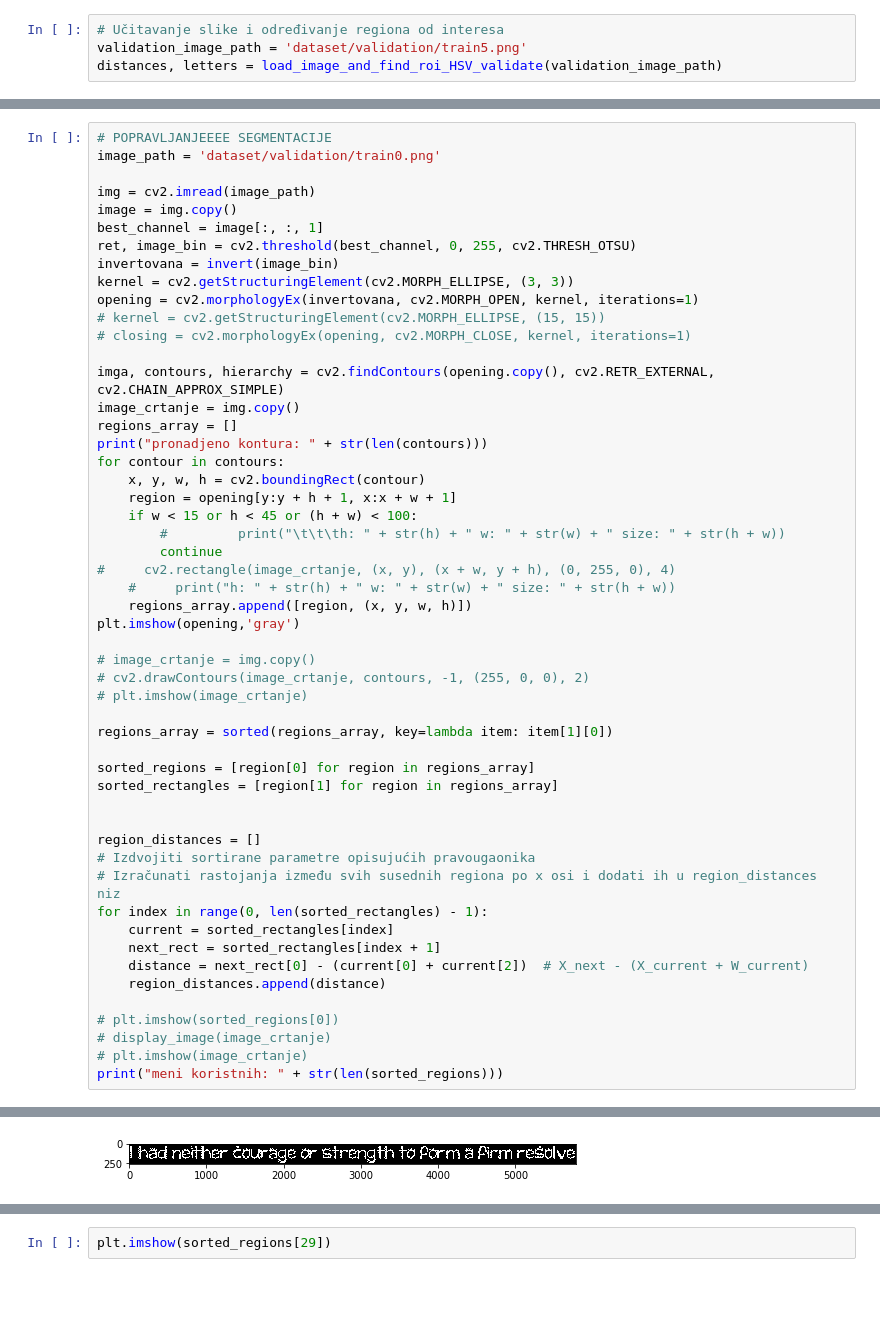
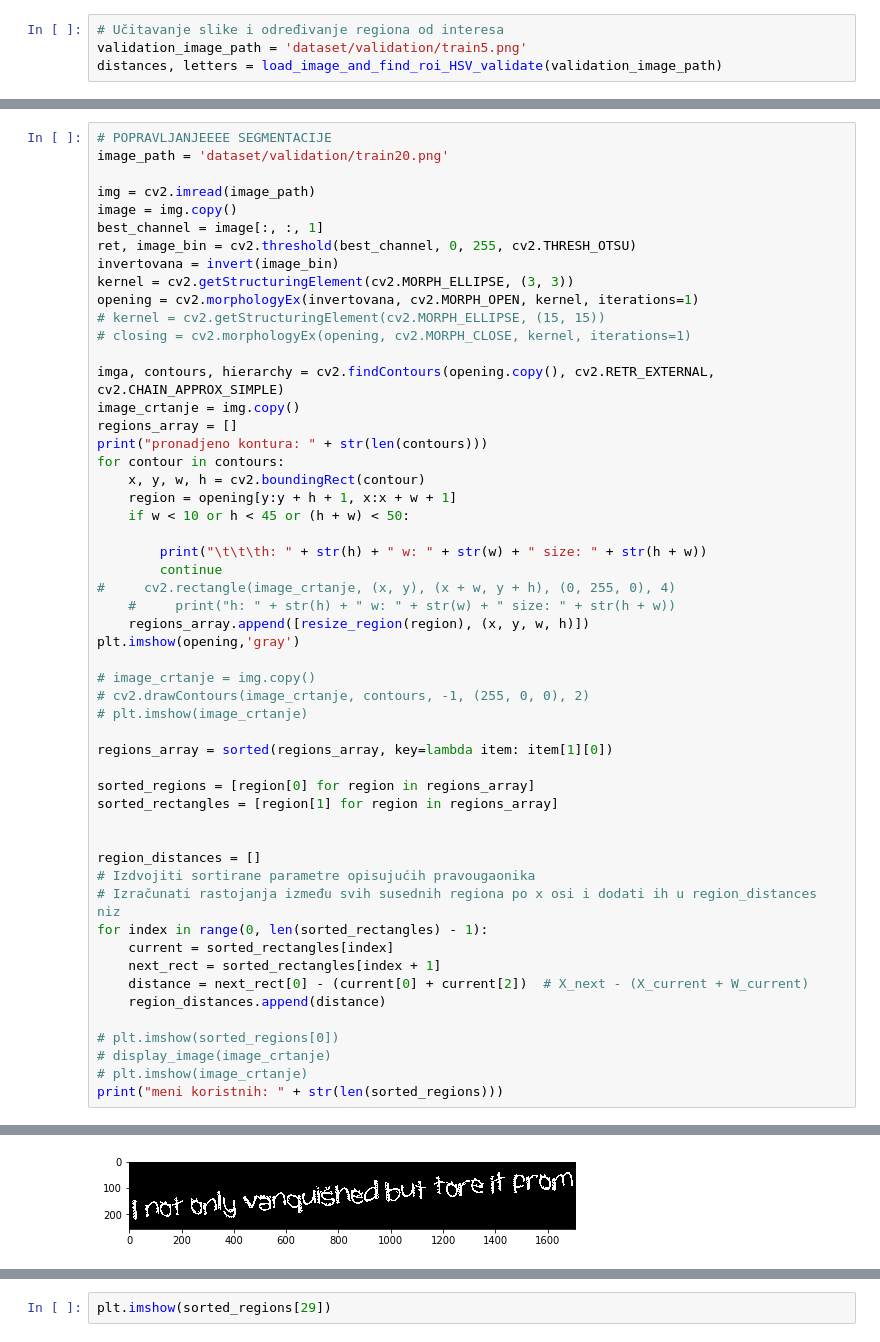
Before and after one commit to vlaksi/Soft-Challenges, a Jupyter notebook: izazovi[20-21]/Nedeljni izazov 2 - OCR/sc_2020_challenge_2/my-work.ipynb, the cells around one changed output, grey strips where cells are left out. Cells and saved outputs as stored; diff of their text form; blank space fills up the shorter version.

```diff
--- a/izazovi[20-21]/Nedeljni izazov 2 - OCR/sc_2020_challenge_2/my-work.ipynb
+++ b/izazovi[20-21]/Nedeljni izazov 2 - OCR/sc_2020_challenge_2/my-work.ipynb
@@ -83,6 +81,6 @@ Of original things I liked bookš the bešt
 # %%
 # POPRAVLJANJEEEE SEGMENTACIJE
-image_path = 'dataset/validation/train0.png'
+image_path = 'dataset/validation/train20.png'
 
 img = cv2.imread(image_path)
 image = img.copy()
@@ -101,12 +99,13 @@ print("pronadjeno kontura: " + str(len(contours)))
 for contour in contours:
     x, y, w, h = cv2.boundingRect(contour)
     region = opening[y:y + h + 1, x:x + w + 1]
-    if w < 15 or h < 45 or (h + w) < 100:
-        #         print("\t\t\th: " + str(h) + " w: " + str(w) + " size: " + str(h + w))
+    if w < 10 or h < 45 or (h + w) < 50:
+
+        print("\t\t\th: " + str(h) + " w: " + str(w) + " size: " + str(h + w))
         continue
 #     cv2.rectangle(image_crtanje, (x, y), (x + w, y + h), (0, 255, 0), 4)
     #     print("h: " + str(h) + " w: " + str(w) + " size: " + str(h + w))
-    regions_array.append([region, (x, y, w, h)])
+    regions_array.append([resize_region(region), (x, y, w, h)])
 plt.imshow(opening,'gray')
 
 # image_crtanje = img.copy()
@@ -138 +152 @@ meni koristnih: 46
-[figure, old version]
+[figure, new version]
```
Also changed, not shown: parts of 32 cells of this notebook, 3 other files.
